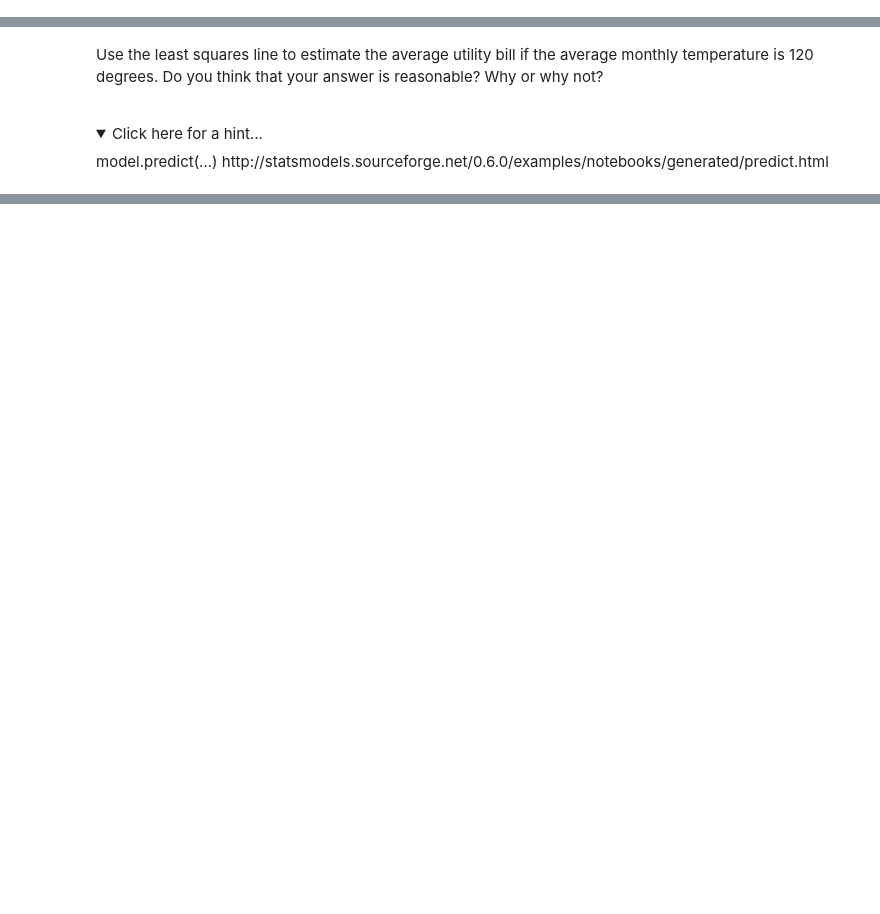
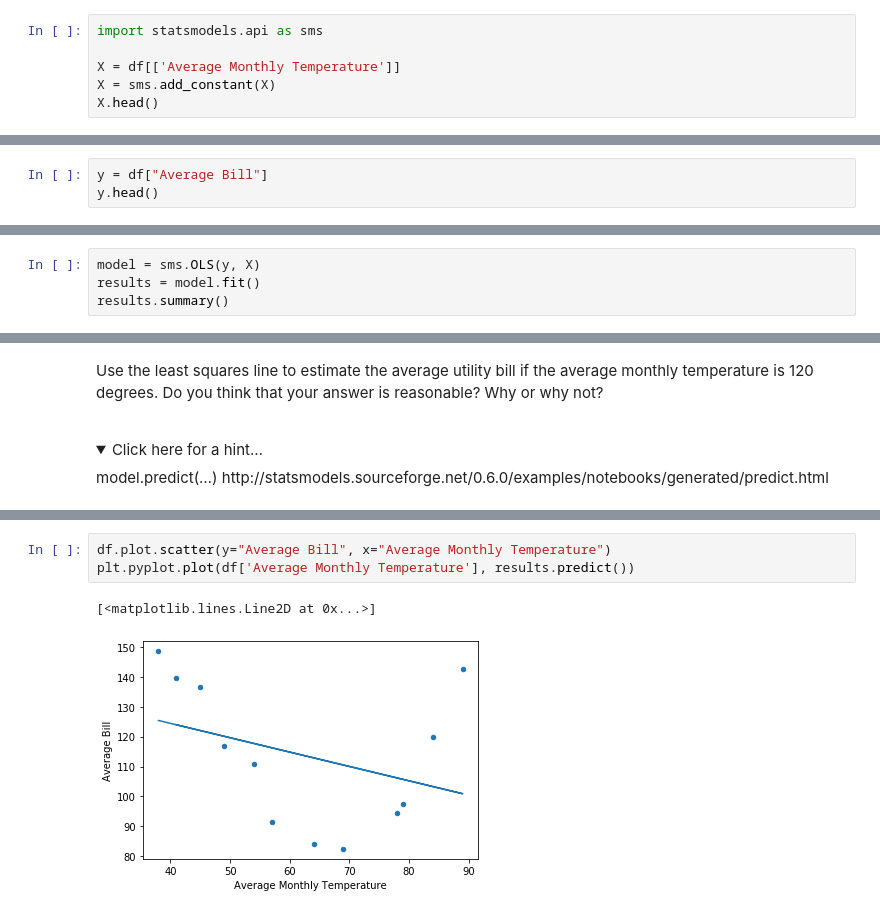
Before and after one commit to Karsten-Yan/nf_ds_aufgaben, a Jupyter notebook: hh-2020-ds1-Linear-Regression/3-Linear-Regression-Exercise-1.ipynb, the cells around one changed output, grey strips where cells are left out. Saved outputs shown, nothing was run; the diff lists cells and outputs as text; folded sections open; blank space fills up the shorter version.

```diff
--- a/hh-2020-ds1-Linear-Regression/3-Linear-Regression-Exercise-1.ipynb
+++ b/hh-2020-ds1-Linear-Regression/3-Linear-Regression-Exercise-1.ipynb
@@ -25,3 +43,9 @@ Make a scatter plot of the data bill by tempeture. Which variable would make the
 From visual inspection, what is the relationship between the variables?
 # %% [markdown]
 Fit a simple linear regression using OLS.
+# %%
+import statsmodels.api as sms
+
+X = df[['Average Monthly Temperature']]
+X = sms.add_constant(X)
+X.head()
@@ -27,0 +59,3 @@ Fit a simple linear regression using OLS.
+# %%
+y = df["Average Bill"]
+y.head()
@@ -27,0 +69,4 @@ Fit a simple linear regression using OLS.
+# %%
+model = sms.OLS(y, X)
+results = model.fit()
+results.summary()
@@ -52,0 +140,6 @@ http://statsmodels.sourceforge.net/0.6.0/examples/notebooks/generated/predict.ht
+# %%
+df.plot.scatter(y="Average Bill", x="Average Monthly Temperature")
+plt.pyplot.plot(df['Average Monthly Temperature'], results.predict())
+# %% [output]
+[<matplotlib.lines.Line2D at 0x...>]
+[figure, added]
```
Also changed, not shown: parts of 15 cells of this notebook, 10 other files.
